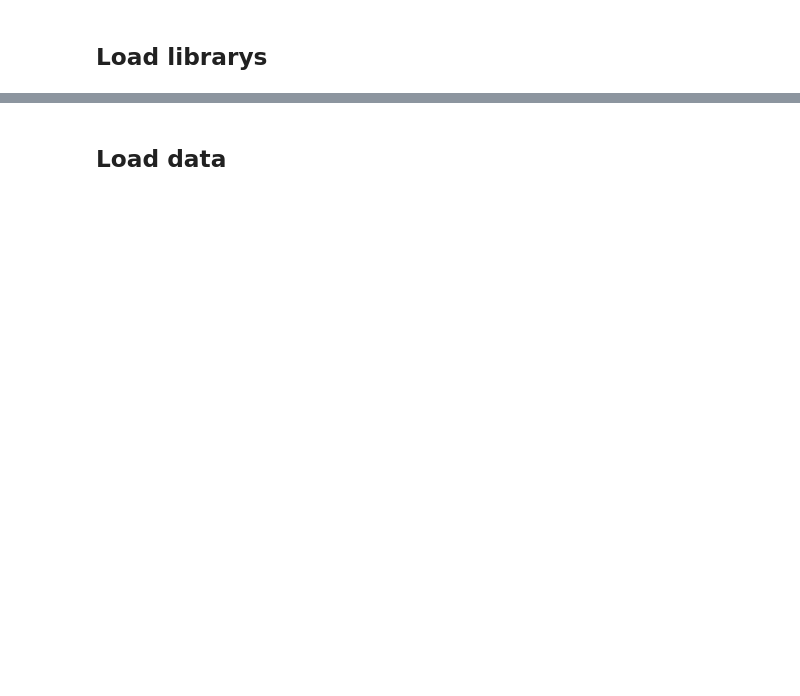
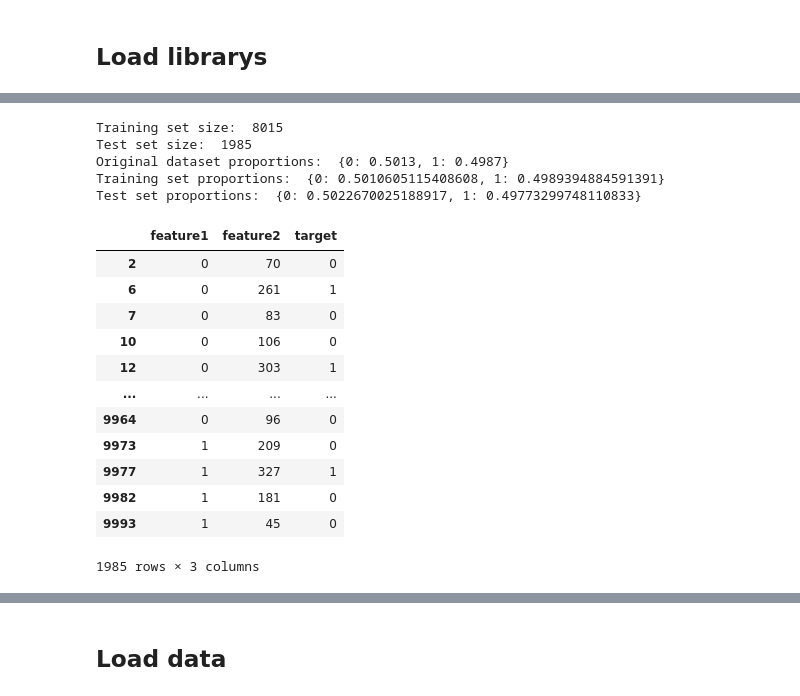
Before and after one commit to JavierGalvan9/Main_file, a Jupyter notebook: Xylella_detection.ipynb, the cells around one changed output, grey strips where cells are left out. Drawn from its saved outputs; the diff is of its cells as text; code cells hidden in the pictures; blank space fills up the shorter version.

```diff
--- a/Xylella_detection.ipynb
+++ b/Xylella_detection.ipynb
@@ -26,0 +81,5 @@ seed(0)
+# %%
+for train, validate in kfold.split(trees, labels):
+    print(train, validate)
+
+    break
@@ -26,0 +110,17 @@ seed(0)
+# %%
+# Set random seed for reproducibility
+np.random.seed(42)
+
+# Generate random dataset with 1000 rows and 2 features
+feature1 = np.random.randint(low=0, high=2, size=10000)
+feature2 = np.random.randint(low=0, high=500, size=10000)
+
+# Generate random binary target variable
+# all rows with same feature2 value will have the same target value
+target = np.where(feature2 > 250, 1, 0)
+
+# Combine features and target into a pandas DataFrame
+df = pd.DataFrame({'feature1': feature1, 'feature2': feature2, 'target': target})
+
+# Print the first few rows of the dataset
+print(df.head())
@@ -26,0 +134,55 @@ seed(0)
+# %%
+# groupby feature_2 and train test split on each group
+def groupby_split(df, feature_1, feature_2, test_size):
+    # Given df and feature_2, groupby feature_2 and split each group into train and test sets
+    # feature_1 is the feature to stratify the split
+    # test_size is the size of the test set
+    # Return a list of tuples (train, test) where train and test are dataframes
+
+    # Create new dataframe with the first row for each unique value of feature_2
+    df_new = df.groupby(feature_2).first().reset_index()
+    # Stratify the split on feature_1
+    train, test = train_test_split(df_new, test_size=test_size, stratify=df_new[feature_1])
+    # From the original dataframe, select the rows that have the same values of feature_2 as the train and test dataframes
+    train_df = df[df[feature_2].isin(train[feature_2])]
+    test_df = df[df[feature_2].isin(test[feature_2])]
+    # Return a list of tuples (train, test) where train and test are dataframes
+    return train_df, test_df
+# %%
+train_df, test_df = groupby_split(df, 'target', 'feature2', 0.2)
+# %%
+from collections import Counter
+
+feature = 'feature1'
+
+# Print the number of samples in each set
+print('Training set size: ', len(train_df))
+print('Test set size: ', len(test_df))
+
+# Ensure that the proportion of samples in each set is the same as the original dataset
+# Print the proportion samples in each set by dividing the counter by the total number of samples
+print('Original dataset proportions: ', get_class_proportions(df, feature))
+print('Training set proportions: ', get_class_proportions(train_df, feature) )
+print('Test set proportions: ', get_class_proportions(test_df, feature) )
+# %% [output]
+Training set size:  8015
+Test set size:  1985
+Original dataset proportions:  {0: 0.5013, 1: 0.4987}
+Training set proportions:  {0: 0.5010605115408608, 1: 0.4989394884591391}
+Test set proportions:  {0: 0.5022670025188917, 1: 0.49773299748110833}
+# %%
+test_df
+# %% [output]
+|  | feature1 | feature2 | target |
+| 2 | 0 | 70 | 0 |
+| 6 | 0 | 261 | 1 |
+| 7 | 0 | 83 | 0 |
+| 10 | 0 | 106 | 0 |
+| 12 | 0 | 303 | 1 |
+| ... | ... | ... | ... |
+| 9964 | 0 | 96 | 0 |
+| 9973 | 1 | 209 | 0 |
+| 9977 | 1 | 327 | 1 |
+| 9982 | 1 | 181 | 0 |
+| 9993 | 1 | 45 | 0 |
+1985 rows × 3 columns
```
Also changed, not shown: parts of 14 cells of this notebook, 15 other files.
